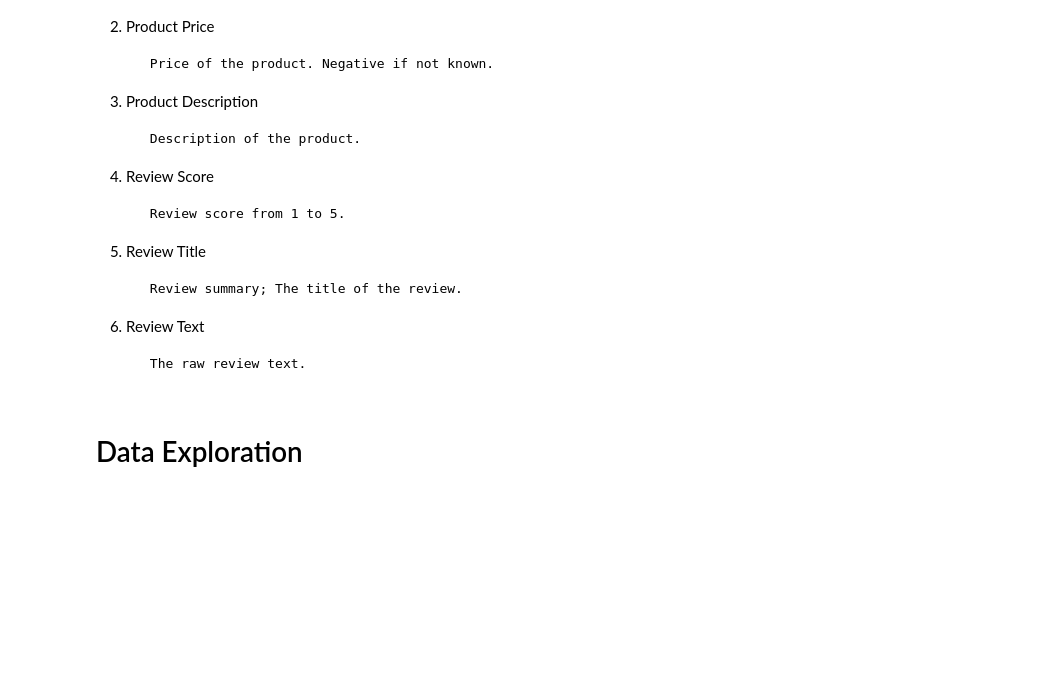
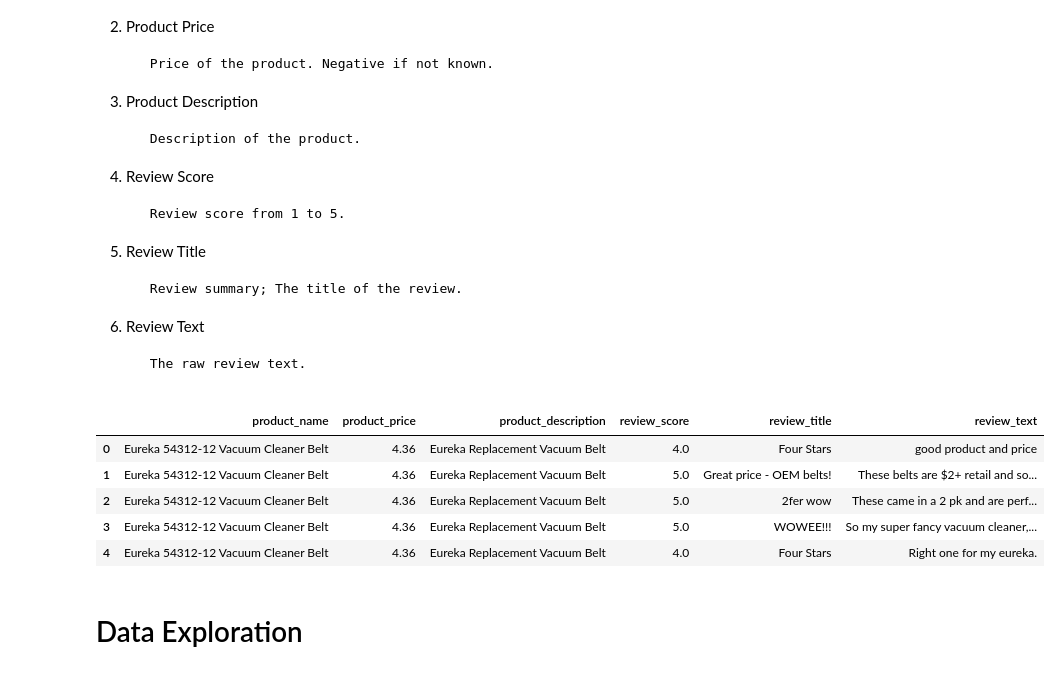
Before and after one commit to MichaelClayMoore/CSCE_5290_project, a Jupyter notebook: explore.ipynb, the cells around one changed output. Cells and saved outputs as stored; diff of their text form; code cells hidden in the pictures; blank space fills up the shorter version.

```diff
--- a/explore.ipynb
+++ b/explore.ipynb
@@ -122,33 +122,41 @@ def generate_data_point_from_review( review ):
     review_item = meta_data[meta_data['asin'] == review['asin']]
 
     # get the price for the item
     # set it to a negative if we don't know the price
     raw_item_price = review_item['price'].unique()[0]
     raw_item_price = -1.0 if raw_item_price == np.nan else raw_item_price
     item_price = raw_item_price if type(raw_item_price) == float else float(raw_item_price.replace('$', ''))
 
     # return the new data point
     return {
         'product_name': review_item['title'].unique()[0],
         'product_price': item_price,
         'product_description': review_item['description'].unique()[0],
         'review_score': float(review['overall']),
         'review_title': review['summary'],
         'review_text': review['reviewText'],
     }
 
 
 # get all review information
 data_points = [
     generate_data_point_from_review(review)
     for review in all_parsed_data
  ]
 
 # filter out Nones - these were reviews missing text
 data_points = [ x for x in data_points if x ]
 
 # turn review information into a dataframe
 df = pd.DataFrame(data_points)
+df.head()
+# %% [output]
+|  | product_name | product_price | product_description | review_score | review_title | review_text |
+| 0 | Eureka 54312-12 Vacuum Cleaner Belt | 4.36 | Eureka Replacement Vacuum Belt | 4.0 | Four Stars | good product and price |
+| 1 | Eureka 54312-12 Vacuum Cleaner Belt | 4.36 | Eureka Replacement Vacuum Belt | 5.0 | Great price - OEM belts! | These belts are $2+ retail and so... |
+| 2 | Eureka 54312-12 Vacuum Cleaner Belt | 4.36 | Eureka Replacement Vacuum Belt | 5.0 | 2fer wow | These came in a 2 pk and are perf... |
+| 3 | Eureka 54312-12 Vacuum Cleaner Belt | 4.36 | Eureka Replacement Vacuum Belt | 5.0 | WOWEE!!! | So my super fancy vacuum cleaner,... |
+| 4 | Eureka 54312-12 Vacuum Cleaner Belt | 4.36 | Eureka Replacement Vacuum Belt | 4.0 | Four Stars | Right one for my eureka. |
 # %% [markdown]
 # Data Exploration
 # %% [markdown]
```
Also changed, not shown: parts of 1 cell of this notebook.
